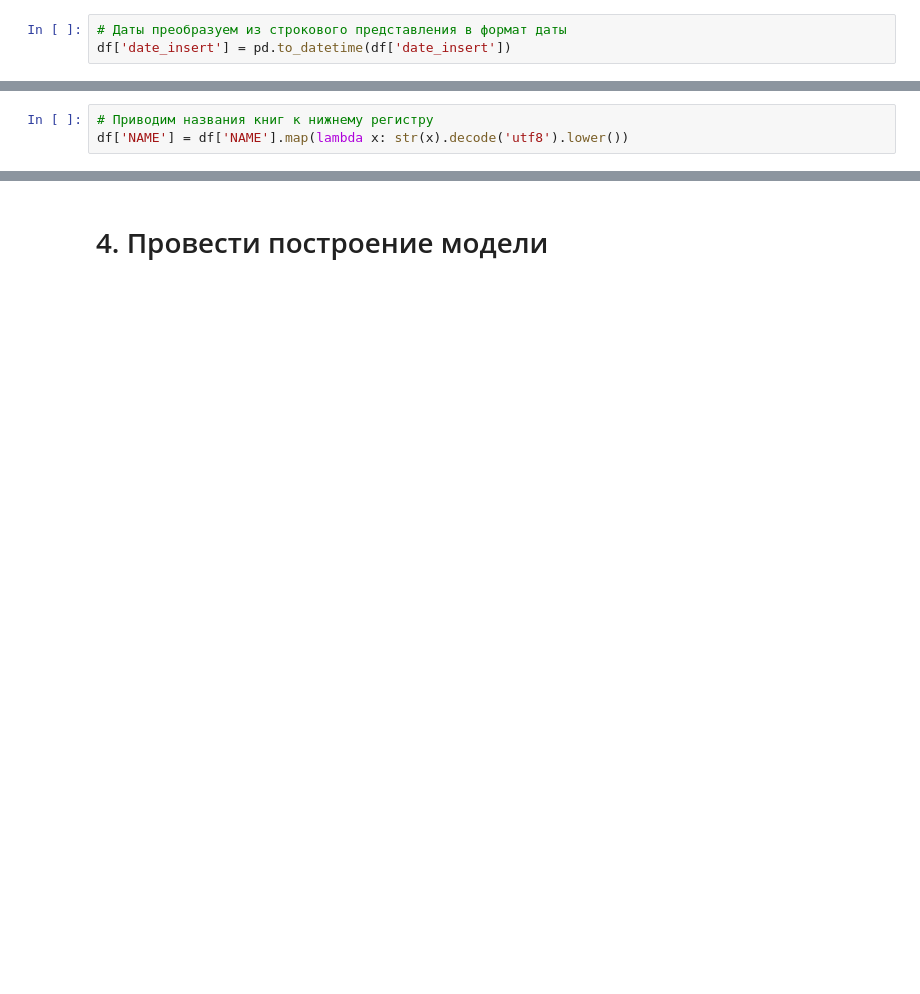
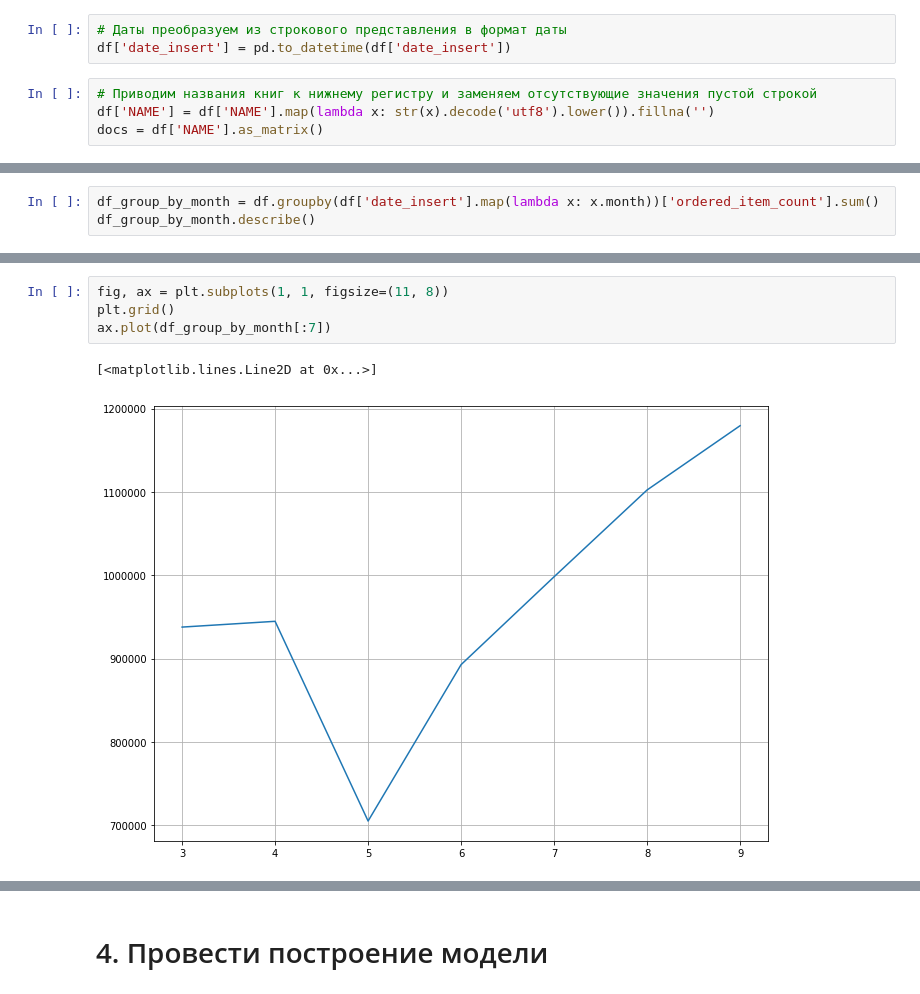
Before and after one commit to ChernetsovNG/otus_BigData, a Jupyter notebook: HW6/homework_dimred.ipynb, the cells around one changed output, grey strips where cells are left out. Cells and saved outputs as stored; diff of their text form; blank space fills up the shorter version.

```diff
--- a/HW6/homework_dimred.ipynb
+++ b/HW6/homework_dimred.ipynb
@@ -141,4 +249,8 @@ plt.show()
 # %%
 # Даты преобразуем из строкового представления в формат даты
 df['date_insert'] = pd.to_datetime(df['date_insert'])
+# %%
+# Приводим названия книг к нижнему регистру и заменяем отсутствующие значения пустой строкой
+df['NAME'] = df['NAME'].map(lambda x: str(x).decode('utf8').lower()).fillna('')
+docs = df['NAME'].as_matrix()
 # %%
@@ -197,3 +276,0 @@ Name: ordered_item_count, dtype: float64
-# %%
-# Приводим названия книг к нижнему регистру
-df['NAME'] = df['NAME'].map(lambda x: str(x).decode('utf8').lower())
@@ -221,0 +279,3 @@ df['NAME'] = df['NAME'].map(lambda x: str(x).decode('utf8').lower())
+# %%
+df_group_by_month = df.groupby(df['date_insert'].map(lambda x: x.month))['ordered_item_count'].sum()
+df_group_by_month.describe()
@@ -221,0 +292,7 @@ df['NAME'] = df['NAME'].map(lambda x: str(x).decode('utf8').lower())
+# %%
+fig, ax = plt.subplots(1, 1, figsize=(11, 8))
+plt.grid()
+ax.plot(df_group_by_month[:7])
+# %% [output]
+[<matplotlib.lines.Line2D at 0x...>]
+[figure, added]
```
Also changed, not shown: parts of 67 cells of this notebook, 1 other file.
